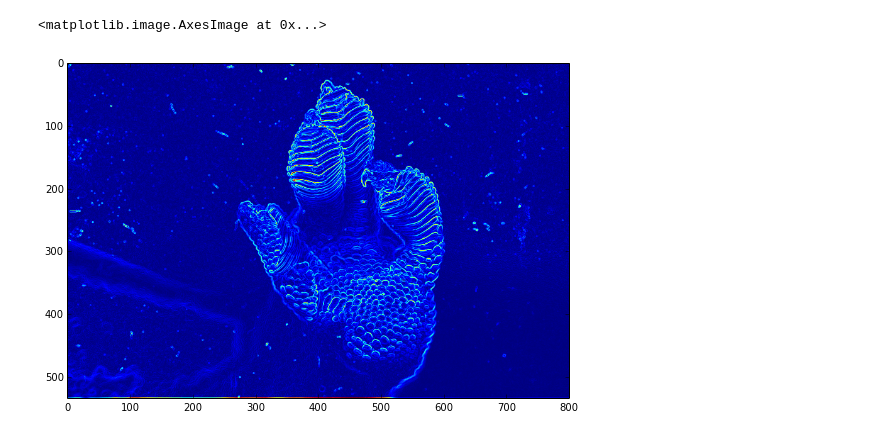
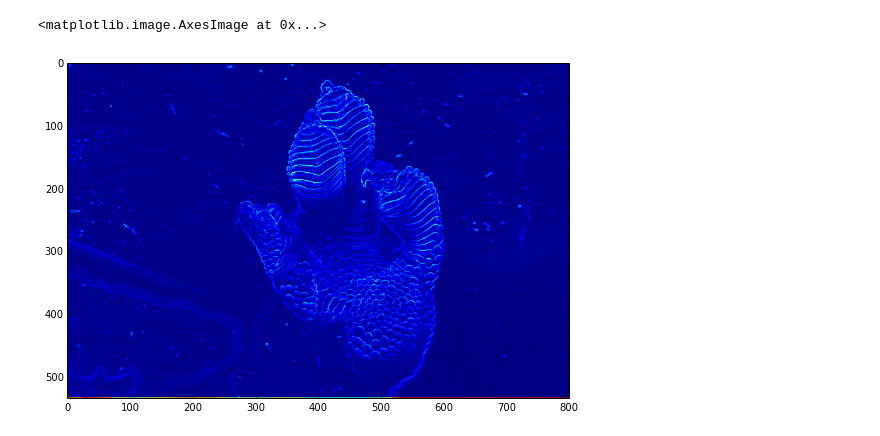
Before and after one commit to kamindustries/mat201a, a Jupyter notebook: hw5/hw5.ipynb, the cells around one changed output. Drawn from its saved outputs; the diff is of its cells as text; code cells hidden in the pictures.

```diff
--- a/hw5/hw5.ipynb
+++ b/hw5/hw5.ipynb
@@ -17,8 +24,20 @@ TypeError: 'numpy.ndarray' object is not callable
 # %%
-# read image and convert from 8 bit integer to float, *-1 to fix sign
+# read image and convert from 8 bit integer to float, *-1 to fix sign,
+# then convert to grayscale
+
 img = imread('gecko.jpg')
 img = img.astype(float) * -1 + 255
+
+img_gray=[3]
+for i in range(1,3):
+    img_gray += img[:,:,i]
+img_gray = (img_gray/3) * -1 + 255
+
+subplot(121)
 imshow(img)
-colorbar()
+colorbar(shrink=.6)
+subplot(122)
+imshow(img_gray, cmap='gray')
+colorbar(shrink=.6)
 # %% [output]
 <matplotlib.colorbar.Colorbar instance at 0x...>
@@ -26,6 +44,0 @@ colorbar()
-# %%
-img_gray=[3]
-for i in range(1,3):
-    img_gray += img[:,:,i]
-img_gray = img_gray/-3
-imshow(img_gray, cmap='gray')
@@ -35,10 +45,13 @@ imshow(img_gray, cmap='gray')
 # %%
+# The hypot result of two sobel filters on the grayscale image
+# Result is used as the axiom of the next cell's operation
+
 src_image = img_gray
 sx = ndimage.sobel(src_image, axis=0, mode='constant')
 sy = ndimage.sobel(src_image, axis=1, mode='constant')
 
-sob = hypot(sx, sy)
-imshow(sob)
+filtered_image = hypot(sx, sy)
+imshow(filtered_image)
 # %% [output]
 <matplotlib.image.AxesImage at 0x...>
-[figure, old version]
+[figure, new version]
```
Also changed, not shown: parts of 10 cells of this notebook.
